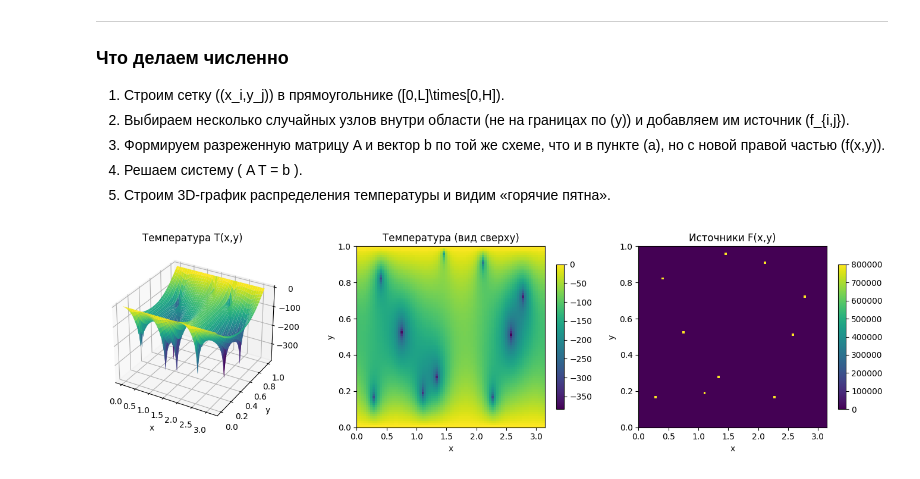
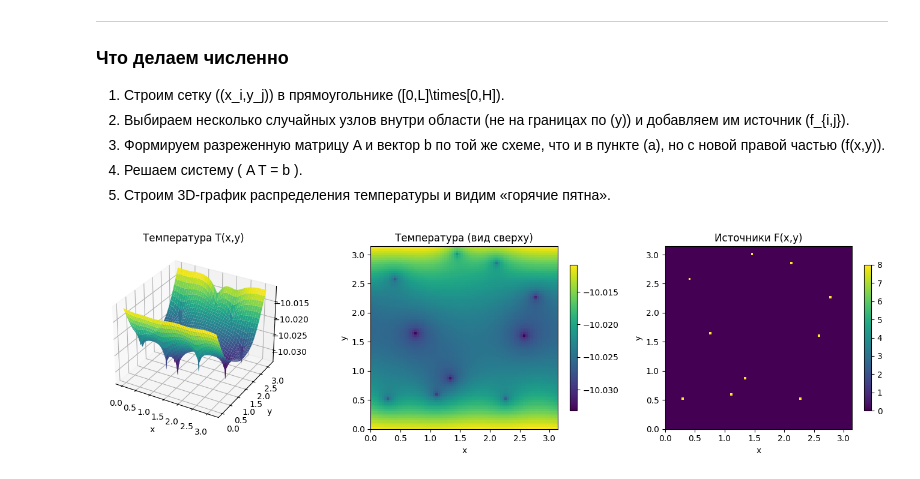
Before and after one commit to Howmanyeyes/chislaki_outmn_2025, a Jupyter notebook: lab3.ipynb, the cells around one changed output. Saved outputs shown, nothing was run; the diff lists cells and outputs as text; code cells hidden in the pictures.

```diff
--- a/lab3.ipynb
+++ b/lab3.ipynb
@@ -351,12 +351,12 @@ $$
 5. Строим 3D-график распределения температуры и видим «горячие пятна».
 # %%
 # Параметры области для пункта (b)
-Lx = np.pi      # длина по x (можно оставить как в пункте a)
-H  = 1.0        # толщина пластины
+Lx = np.pi     # длина по x (можно оставить как в пункте a)
+H  = np.pi       # толщина пластины
 x0_b, x1_b = 0.0, Lx
 y0_b, y1_b = 0.0, H
 
-T0 = 0.0        # температура на границах (можно сменить на 300 и т.п.)
+T0 = -10.0        # температура на границах (можно сменить на 300 и т.п.)
 
 def generate_grid_b(Nx, Ny):
     """
@@ -411,16 +411,26 @@ def build_system_b(Nx, Ny, x, y, hx, hy, F):
     for i in range(Nx + 1):
         for j in range(Ny + 1):
             k = idx(i, j, Ny)
+            kappa = 3   # теплопроводность k
+            hconv = 5.0   # коэффициент теплоотдачи h
+
 
             # --- ГРАНИЦЫ ПО y (Дирихле: T = T0) ---
             if j == 0:
-                A[k, k] = 1.0
-                b[k] = T0
+                # коэффициенты из уравнения:
+                # (k/hy + h) * T[i,0] - (k/hy) * T[i,1] = h*T0
+                alpha = kappa / hy
+                A[k, k] = alpha + hconv
+                A[k, idx(i, 1, Ny)] = -alpha
+                b[k] = hconv * T0
                 continue
 
             if j == Ny:
-                A[k, k] = 1.0
-                b[k] = T0
+                # (k/hy + h) * T[i,Ny] - (k/hy) * T[i,Ny-1] = h*T0
+                alpha = kappa / hy
+                A[k, k] = alpha + hconv
+                A[k, idx(i, Ny - 1, Ny)] = -alpha
+                b[k] = hconv * T0
                 continue
 
             # ==== ВНУТРЕННИЙ УЗЕЛ ====
@@ -494,14 +504,14 @@ def plot_plate_solution(X, Y, T, F):
 # %%
 def main_b():
     Nx, Ny = 80, 80
     Xb, Yb, Tb, Fb = solve_plate_with_sources(
         Nx, Ny,
         num_sources=10,   # сколько источников
-        intensity=800000.0,  # мощность каждого
+        intensity=8,  # мощность каждого
         seed=111           # фиксируем для воспроизводимости
     )
     plot_plate_solution(Xb, Yb, Tb, Fb)
 
 main_b()
 # %% [output]
-[figure, old version]
+[figure, new version]
```
